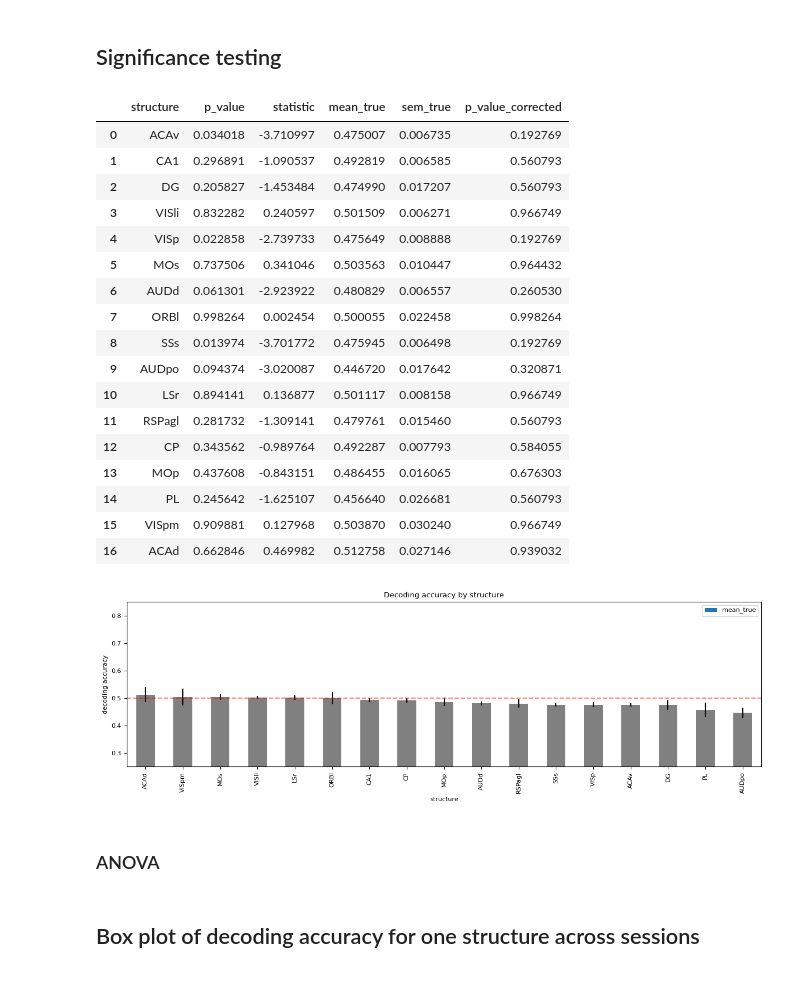
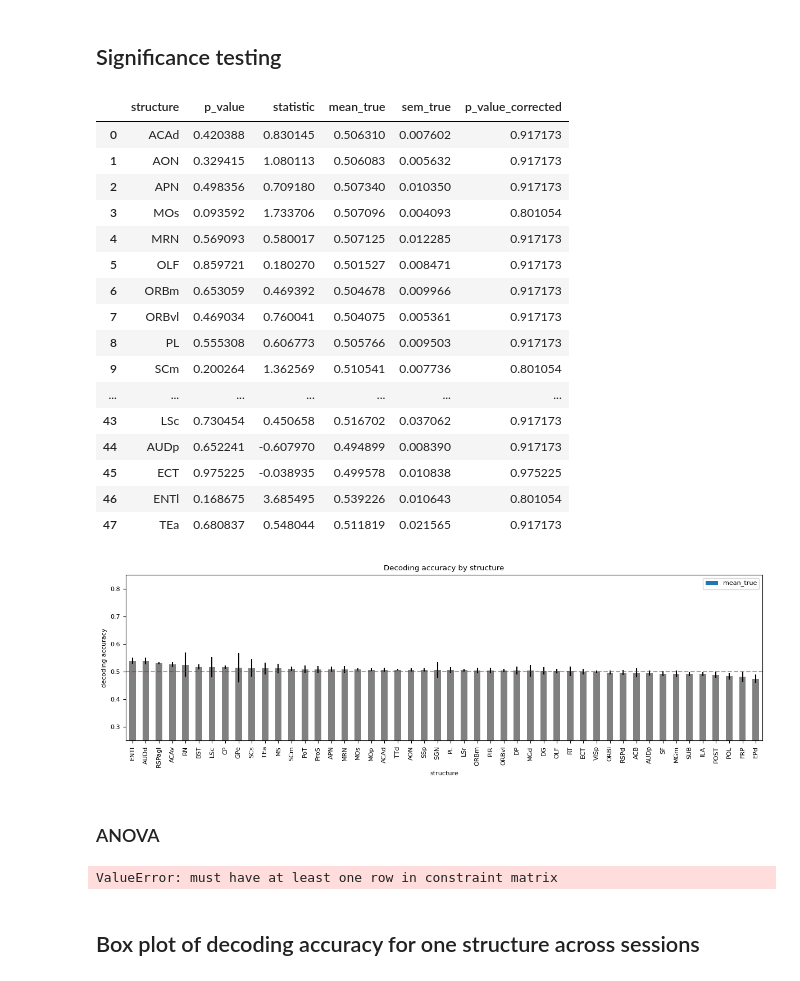
Before and after one commit to AllenInstitute/dynamic_routing_analysis, a Jupyter notebook: notebooks/plot_new_decoder_results.ipynb, the cells around one changed output. Cells and saved outputs as stored; diff of their text form; code cells hidden in the pictures.

```diff
--- a/notebooks/plot_new_decoder_results.ipynb
+++ b/notebooks/plot_new_decoder_results.ipynb
@@ -66,20 +66,32 @@ fm.FontProperties().set_family('arial')
 # results_path = r"s3://aind-scratch-data/dynamic-routing/decoding/results/baseline_context_500ms_leave_2_blocks_out_half_block_shifts_crossval_20_units_strict_drift_1/"
 
 # results_path = r"s3://aind-scratch-data/dynamic-routing/decoding/results/baseline_context_500ms_leave_1_half_block_out_crossval_20_units_strict_drift_0/"
-results_path = r"s3://aind-scratch-data/dynamic-routing/decoding/results/baseline_context_500ms_leave_2_blocks_out_half_block_shifts_wraparound_crossval_20_units_strict_drift_0/"
+# results_path = r"s3://aind-scratch-data/dynamic-routing/decoding/results/baseline_context_500ms_leave_2_blocks_out_half_block_shifts_wraparound_crossval_20_units_strict_drift_0/"
+# results_path = r"s3://aind-scratch-data/dynamic-routing/decoding/results/baseline_context_500ms_leave_2_blocks_out_half_block_shifts_wraparound_crossval_20_units_strict_drift_1/"
 
-session_table_path=r"\\allen\programs\mindscope\workgroups\dynamicrouting\Ethan\CO decoding results\session_table_v0.272.parquet"
+# results_path = "s3://aind-scratch-data/dynamic-routing/decoding/results/test_naive_baseline_context_500ms_20_units_strict_drift_20260805_191651/"
+# results_path = "s3://aind-scratch-data/dynamic-routing/decoding/results/naive_baseline_context_500ms_leave_2_blocks_out_half_block_shifts_wraparound_20_units_strict_drift_20260805_195836/"
+# results_path = "s3://aind-scratch-data/dynamic-routing/decoding/results/naive_baseline_context_500ms_linear_shift_20_units_strict_drift_20260805_200332/"
+# results_path = "s3://aind-scratch-data/dynamic-routing/decoding/results/naive_baseline_context_500ms_leave_2_blocks_out_half_block_shifts_wraparound_10_units_strict_drift_20260805_231442/"
+
+# results_path = "s3://aind-scratch-data/dynamic-routing/decoding/results/expert_baseline_context_500ms_leave_2_blocks_out_half_block_shifts_wraparound_10_units_strict_drift_20260806_185448/"
+results_path = "s3://aind-scratch-data/dynamic-routing/decoding/results/naive_baseline_context_500ms_leave_2_blocks_out_half_block_shifts_10_units_strict_drift_20260806_230820/"
+
+
+
+# session_table_path=r"\\allen\programs\mindscope\workgroups\dynamicrouting\Ethan\CO decoding results\session_table_v0.272.parquet"
+session_table_path=r"\\allen\programs\mindscope\workgroups\dynamicrouting\Ethan\CO decoding results\session_table_v0.288.naive.parquet"
 session_table=pl.read_parquet(session_table_path)
 
 dr_session_list=(
     session_table.filter(
-    # pl.col('project')=="DynamicRouting",
-    pl.col('project')=="Templeton",
+    pl.col('project')=="DynamicRouting",
+    # pl.col('project')=="Templeton",
     pl.col('is_production'),
     pl.col('is_annotated'),
     pl.col('issues')==[],
     # pl.col('is_good_behavior').eq(True),
-    # pl.col('is_engaged').eq(True),
+    pl.col('is_engaged').eq(True),
     )['session_id'].to_list()
     )
 
@@ -510,51 +560,50 @@ structure_decoding_significance={
     'sem_true': [],
     # 'median_null': [],
     # 'sem_null': [],
 }
 
-min_n_sessions=3
+min_n_sessions=2
 for sel_structure in results_session_pd['structure'].unique():
     structure_table=results_session_pd.query('structure==@sel_structure')
     if structure_table.shape[0]<min_n_sessions:
         continue
     values=structure_table['mean_true'].values-0.5
     # values=structure_table['mean_diff'].values
     stat,p_value=stats.ttest_1samp(values, 0)
     structure_decoding_significance['structure'].append(sel_structure)
     structure_decoding_significance['p_value'].append(p_value)
     structure_decoding_significance['statistic'].append(stat)
     structure_decoding_significance['mean_true'].append(np.mean(structure_table['mean_true'].values))
     structure_decoding_significance['sem_true'].append(stats.sem(structure_table['mean_true'].values))
     # structure_decoding_significance['median_null'].append(np.mean(structure_table['median_null'].values))
     # structure_decoding_significance['sem_null'].append(stats.sem(structure_table['median_null'].values))
 
 #adjust pvals with BH correction
 pvals=np.array(structure_decoding_significance['p_value'])
 rej, pvals_corrected = pg.multicomp(pvals, alpha=0.05, method='fdr_bh')
 
 structure_decoding_significance['p_value_corrected']=pvals_corrected
 
 structure_decoding_significance_df=pd.DataFrame(structure_decoding_significance)
 structure_decoding_significance_df
 # %% [output]
 |  | structure | p_value | statistic | mean_true | sem_true | p_value_corrected |
-| 0 | ACAv | 0.034018 | -3.710997 | 0.475007 | 0.006735 | 0.192769 |
-| 1 | CA1 | 0.296891 | -1.090537 | 0.492819 | 0.006585 | 0.560793 |
-| 2 | DG | 0.205827 | -1.453484 | 0.474990 | 0.017207 | 0.560793 |
-| 3 | VISli | 0.832282 | 0.240597 | 0.501509 | 0.006271 | 0.966749 |
-| 4 | VISp | 0.022858 | -2.739733 | 0.475649 | 0.008888 | 0.192769 |
-| 5 | MOs | 0.737506 | 0.341046 | 0.503563 | 0.010447 | 0.964432 |
-| 6 | AUDd | 0.061301 | -2.923922 | 0.480829 | 0.006557 | 0.260530 |
-| 7 | ORBl | 0.998264 | 0.002454 | 0.500055 | 0.022458 | 0.998264 |
-| 8 | SSs | 0.013974 | -3.701772 | 0.475945 | 0.006498 | 0.192769 |
-| 9 | AUDpo | 0.094374 | -3.020087 | 0.446720 | 0.017642 | 0.320871 |
-| 10 | LSr | 0.894141 | 0.136877 | 0.501117 | 0.008158 | 0.966749 |
-| 11 | RSPagl | 0.281732 | -1.309141 | 0.479761 | 0.015460 | 0.560793 |
-| 12 | CP | 0.343562 | -0.989764 | 0.492287 | 0.007793 | 0.584055 |
-| 13 | MOp | 0.437608 | -0.843151 | 0.486455 | 0.016065 | 0.676303 |
-| 14 | PL | 0.245642 | -1.625107 | 0.456640 | 0.026681 | 0.560793 |
-| 15 | VISpm | 0.909881 | 0.127968 | 0.503870 | 0.030240 | 0.966749 |
-| 16 | ACAd | 0.662846 | 0.469982 | 0.512758 | 0.027146 | 0.939032 |
+| 0 | ACAd | 0.420388 | 0.830145 | 0.506310 | 0.007602 | 0.917173 |
+| 1 | AON | 0.329415 | 1.080113 | 0.506083 | 0.005632 | 0.917173 |
+| 2 | APN | 0.498356 | 0.709180 | 0.507340 | 0.010350 | 0.917173 |
+| 3 | MOs | 0.093592 | 1.733706 | 0.507096 | 0.004093 | 0.801054 |
+| 4 | MRN | 0.569093 | 0.580017 | 0.507125 | 0.012285 | 0.917173 |
+| 5 | OLF | 0.859721 | 0.180270 | 0.501527 | 0.008471 | 0.917173 |
+| 6 | ORBm | 0.653059 | 0.469392 | 0.504678 | 0.009966 | 0.917173 |
+| 7 | ORBvl | 0.469034 | 0.760041 | 0.504075 | 0.005361 | 0.917173 |
+| 8 | PL | 0.555308 | 0.606773 | 0.505766 | 0.009503 | 0.917173 |
+| 9 | SCm | 0.200264 | 1.362569 | 0.510541 | 0.007736 | 0.801054 |
+| ... | ... | ... | ... | ... | ... | ... |
+| 43 | LSc | 0.730454 | 0.450658 | 0.516702 | 0.037062 | 0.917173 |
+| 44 | AUDp | 0.652241 | -0.607970 | 0.494899 | 0.008390 | 0.917173 |
+| 45 | ECT | 0.975225 | -0.038935 | 0.499578 | 0.010838 | 0.975225 |
+| 46 | ENTl | 0.168675 | 3.685495 | 0.539226 | 0.010643 | 0.801054 |
+| 47 | TEa | 0.680837 | 0.548044 | 0.511819 | 0.021565 | 0.917173 |
 # %%
 fig,ax=plt.subplots(1,1,figsize=(12,4))
 structure_labels=[]
@@ -582,12 +631,14 @@ ax.set_title('Decoding accuracy by structure')
 ax.set_xticklabels(structure_labels,rotation=90,ha='center')
 fig.tight_layout()
 # %% [output]
-[figure, old version]
+[figure, new version]
 # %% [markdown]
 ### ANOVA
 # %%
 #anova on structure, n_passing_blocks
 pg.anova(results_session_pd.query('unit_subsample_size==20'), dv='mean_true', between=['structure','n_passing_blocks'])
+# %% [output]
+ValueError: must have at least one row in constraint matrix
 # %%
 # ###(not currently working!)
 # #ancova on structure, mean_cross_modal_dprime
```
Also changed, not shown: parts of 6 cells of this notebook, 10 other files.
